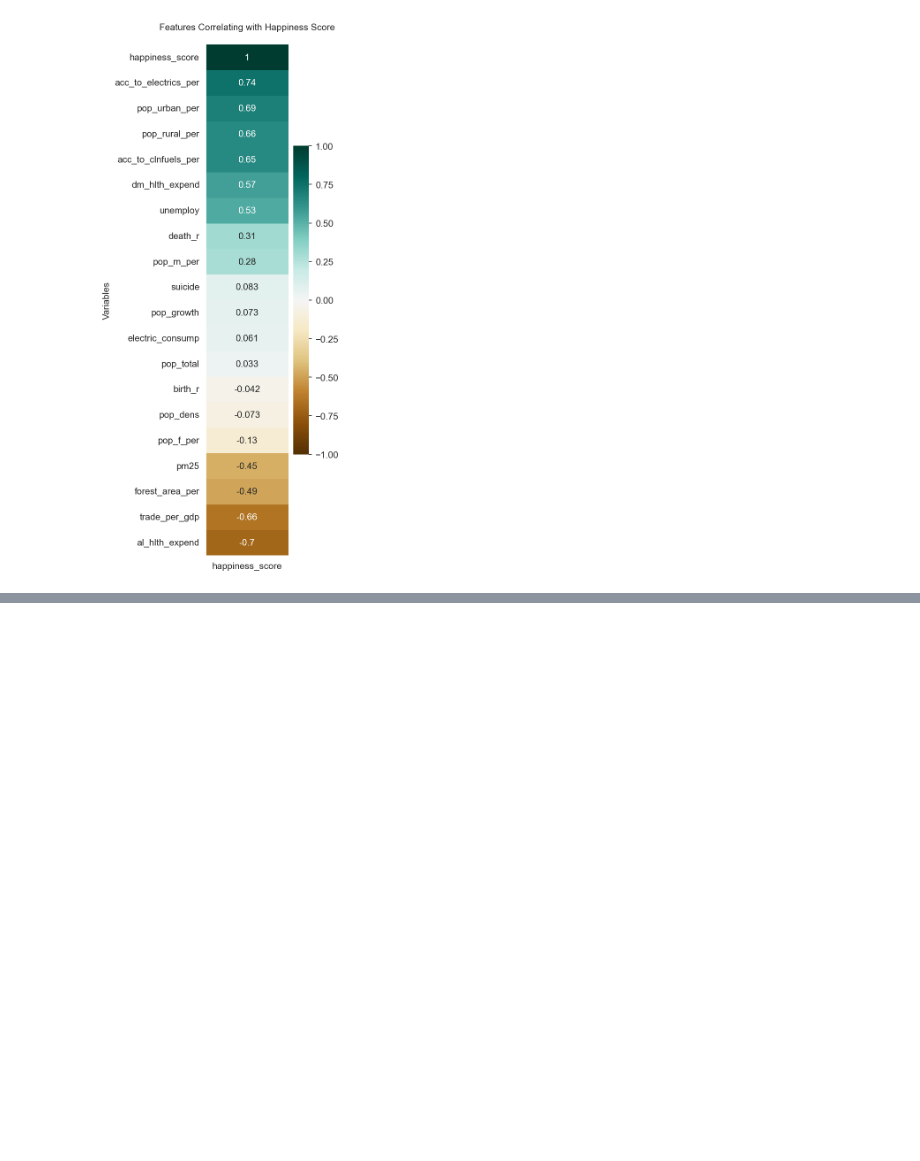
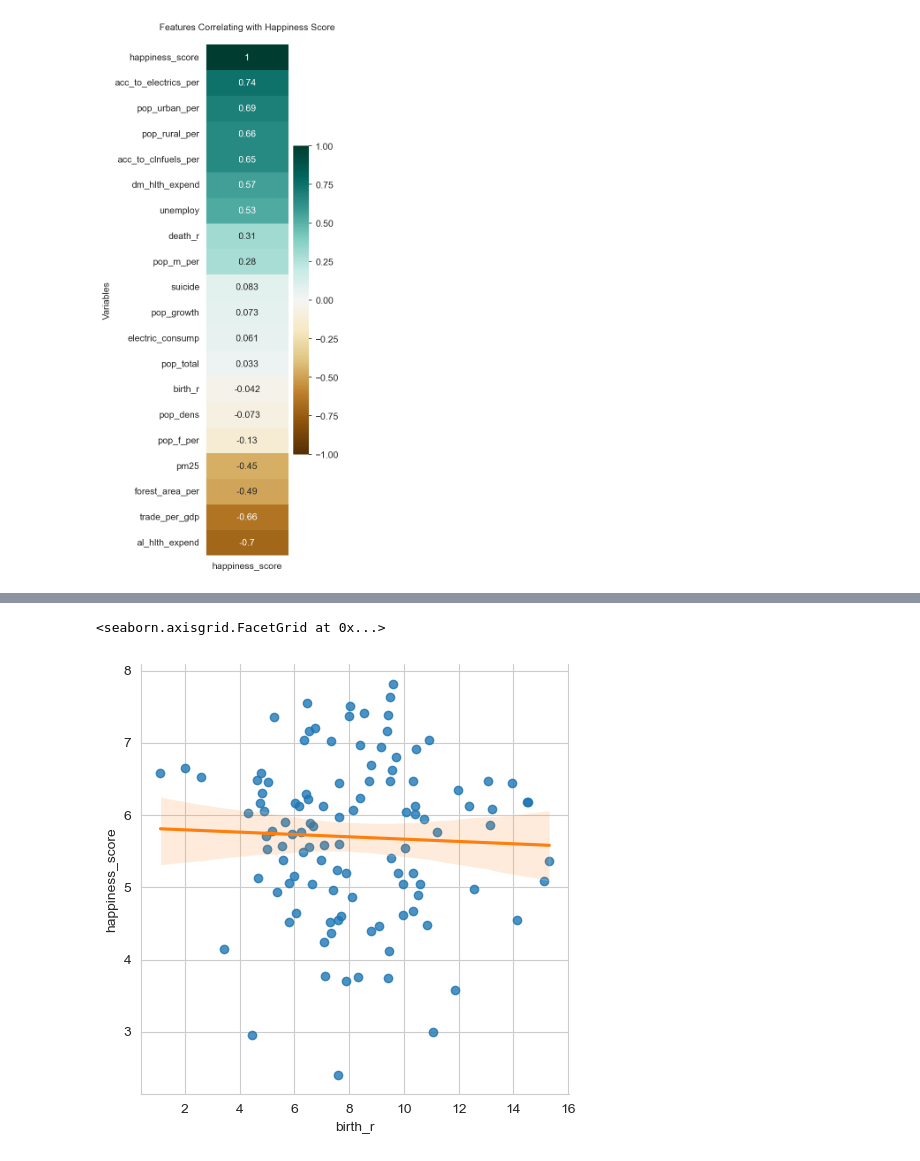
Before and after one commit to HikariJadeEmpire/TH_WLRD_Happiness_Project, a Jupyter notebook: WH_CodeSpace.ipynb, the cells around one changed output, grey strips where cells are left out. Saved outputs shown, nothing was run; the diff lists cells and outputs as text; code cells hidden in the pictures; blank space fills up the shorter version.

```diff
--- a/WH_CodeSpace.ipynb
+++ b/WH_CodeSpace.ipynb
@@ -832,0 +835,5 @@ sns.lmplot( x="pm25", y="happiness_score", hue=None , data=newdf_mean )
+# %%
+sns.lmplot(data=newdf_mean, y="happiness_score", x="birth_r", line_kws={"color": "C1"})
+# %% [output]
+<seaborn.axisgrid.FacetGrid at 0x...>
+[figure, added]
```
Also changed, not shown: parts of 5 cells of this notebook.
